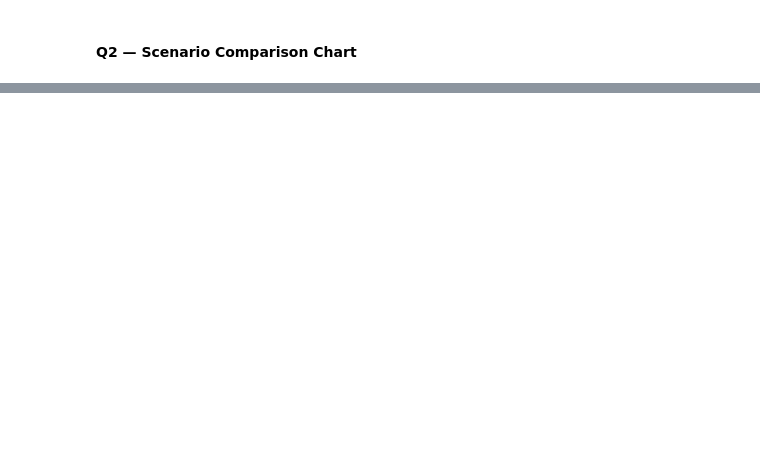
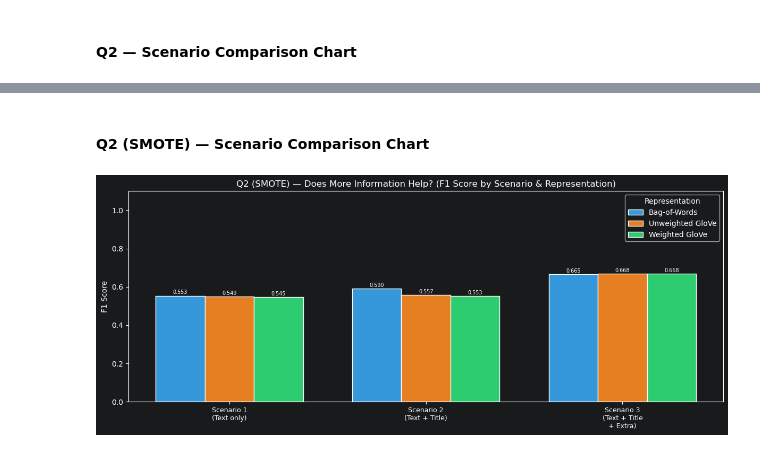
Before and after one commit to namnguyen20999/NLP-Web-based-Data-Application, a Jupyter notebook: notebooks/task2_3.ipynb, the cells around one changed output, grey strips where cells are left out. Cells and saved outputs as stored; diff of their text form; code cells hidden in the pictures; blank space fills up the shorter version.

```diff
--- a/notebooks/task2_3.ipynb
+++ b/notebooks/task2_3.ipynb
@@ -839,0 +1357,20 @@ plt.show()
+# %%
+_lr_s3_sm = LogisticRegression(max_iter=2000, solver="liblinear", random_state=RANDOM_STATE)
+
+print(f"Scenario 3 (SMOTE) — {_extra_label}\n")
+
+# Pass original combined matrices — SMOTE runs inside each fold via ImbPipeline
+_res = evaluate_representation_smote(_X_bow_s3, _y_lbl,
+                                     "Bag-of-Words", "Logistic Regression", _lr_s3_sm)
+_res["Information Setting"] = _extra_label
+q2_sm_results.append(_res)
+
+_res = evaluate_representation_smote(_X_unw_s3, _y_lbl,
+                                     "Unweighted GloVe", "Logistic Regression", _lr_s3_sm)
+_res["Information Setting"] = _extra_label
+q2_sm_results.append(_res)
+
+_res = evaluate_representation_smote(_X_wt_s3, _y_lbl,
+                                     "Weighted GloVe", "Logistic Regression", _lr_s3_sm)
+_res["Information Setting"] = _extra_label
+q2_sm_results.append(_res)
@@ -839,0 +1395,31 @@ plt.show()
+# %% [markdown]
+#### Q2 (SMOTE) — Scenario Comparison Chart
+# %%
+_sc1_sm = [{**r, "Information Setting": "Text only"} for r in q1_sm_results]
+_all_sm_df = pd.DataFrame(_sc1_sm + q2_sm_results)
+_all_sm_df["_f1_mean"] = _all_sm_df["F1"].apply(_parse_mean)
+
+fig, ax = plt.subplots(figsize=(12, 5))
+for _i, (_rep, _col) in enumerate(zip(_sc_reps, _sc_colors)):
+    _vals = [
+        _all_sm_df[
+            (_all_sm_df["Information Setting"] == _sc) &
+            (_all_sm_df["Representation"] == _rep)
+        ]["_f1_mean"].values[0]
+        for _sc in _sc_labels
+    ]
+    _bars = ax.bar(_sc_x + _i * _sc_width, _vals, _sc_width,
+                   label=_rep, color=_col, edgecolor="white")
+    for _bar, _val in zip(_bars, _vals):
+        ax.text(_bar.get_x() + _bar.get_width() / 2, _bar.get_height() + 0.003,
+                f"{_val:.3f}", ha="center", va="bottom", fontsize=7)
+ax.set_xticks(_sc_x + _sc_width)
+ax.set_xticklabels(_sc_display, fontsize=9)
+ax.set_ylabel("F1 Score")
+ax.set_ylim(0, 1.1)
+ax.set_title("Q2 (SMOTE) — Does More Information Help? (F1 Score by Scenario & Representation)")
+ax.legend(title="Representation")
+plt.tight_layout()
+plt.show()
+# %% [output]
+[figure, added]
```
Also changed, not shown: parts of 44 cells of this notebook, 1 other file.
